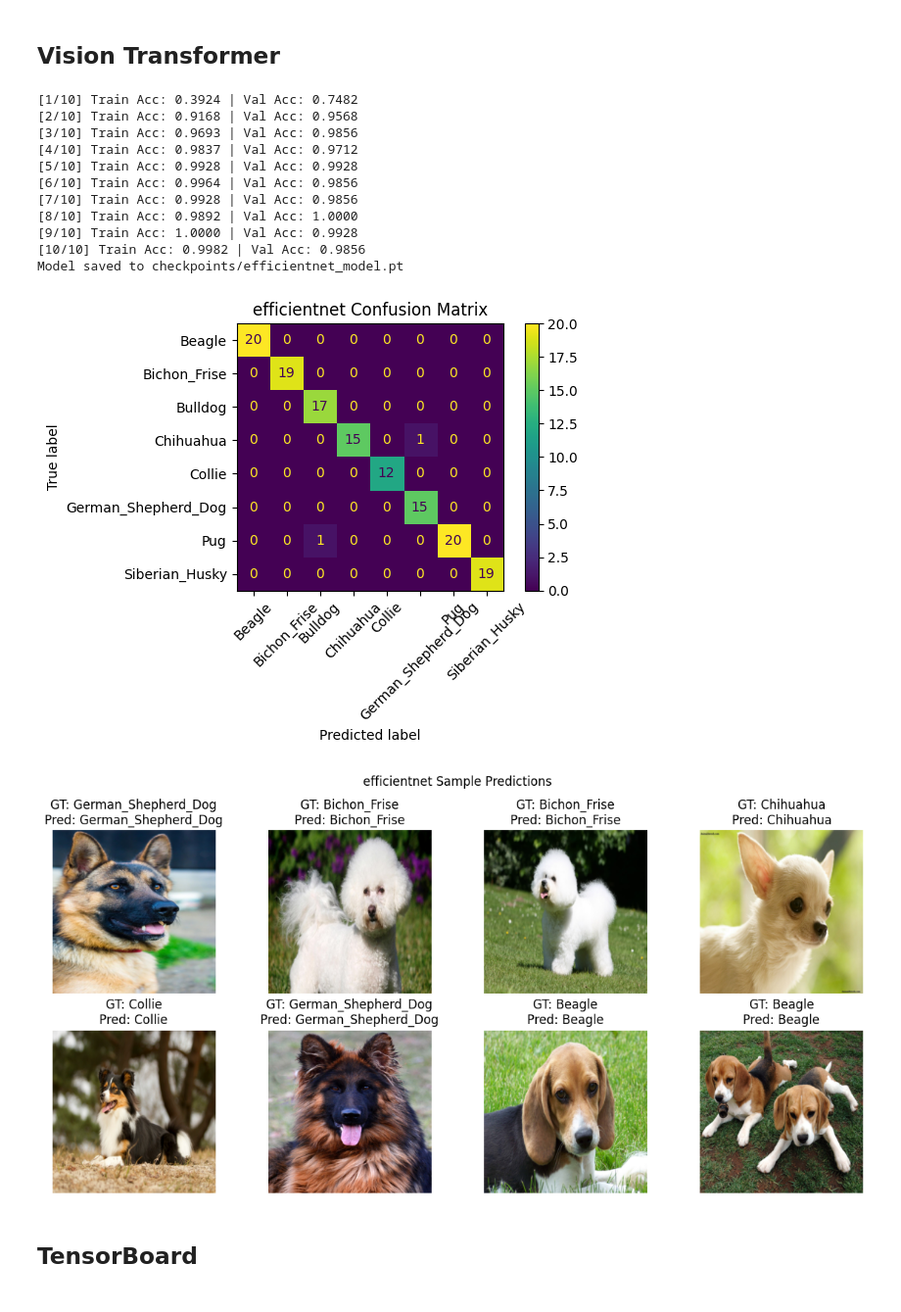
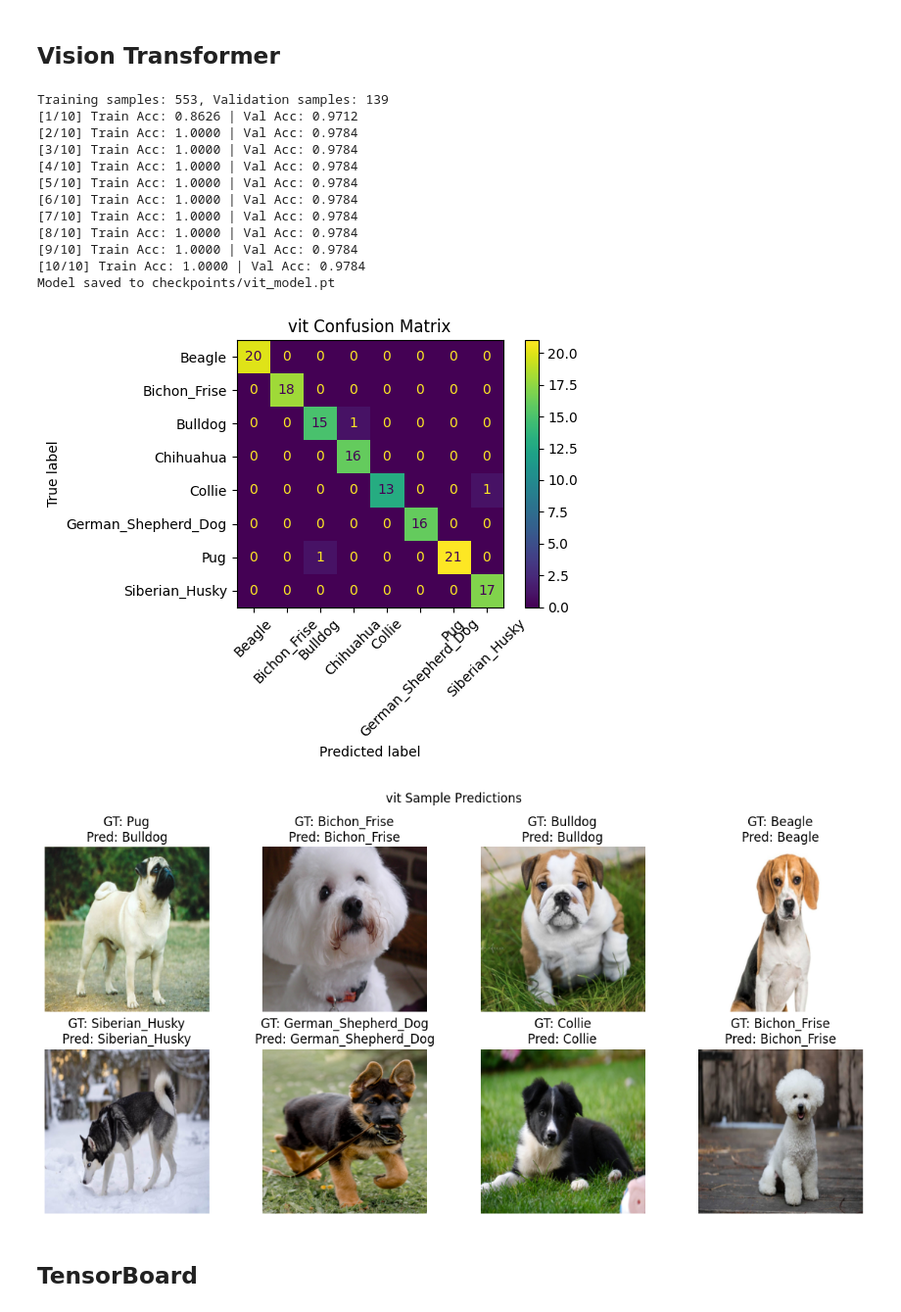
Before and after one commit to anhkhoa706/python-for-dl-homework, a Jupyter notebook: week09/tranferlearning.ipynb, the cells around one changed output. Shown at 98% size. Cells and saved outputs as stored; diff of their text form; code cells hidden in the pictures.

```diff
--- a/week09/tranferlearning.ipynb
+++ b/week09/tranferlearning.ipynb
@@ -116,16 +122,4 @@ def show_predictions(model, dataloader, title, class_names):
     plt.tight_layout()
     # plt.savefig(f"{title.replace(' ', '_')}.png")
     # print(f"Saved image predictions to: {title.replace(' ', '_')}.png")
-# %%
-# === MODEL SELECTOR ===
-def get_model(name):
-    if name == "efficientnet":
-        model = efficientnet_b0(pretrained=True)
-        model.classifier[1] = nn.Linear(model.classifier[1].in_features, NUM_CLASSES)
-    elif name == "vit":
-        model = vit_b_16(pretrained=True)
-        model.heads.head = nn.Linear(model.heads.head.in_features, NUM_CLASSES)
-    else:
-        raise ValueError("Unknown model")
-    return model.to(DEVICE)
 # %%
@@ -229,21 +225,22 @@ Model saved to checkpoints/efficientnet_model.pt
 # %% [markdown]
 ## Vision Transformer
 # %%
-train(get_model("efficientnet"), "efficientnet")
+train(get_model("vit"), "vit")
 # %% [output]
-[1/10] Train Acc: 0.3924 | Val Acc: 0.7482
-[2/10] Train Acc: 0.9168 | Val Acc: 0.9568
-[3/10] Train Acc: 0.9693 | Val Acc: 0.9856
-[4/10] Train Acc: 0.9837 | Val Acc: 0.9712
-[5/10] Train Acc: 0.9928 | Val Acc: 0.9928
-[6/10] Train Acc: 0.9964 | Val Acc: 0.9856
-[7/10] Train Acc: 0.9928 | Val Acc: 0.9856
-[8/10] Train Acc: 0.9892 | Val Acc: 1.0000
-[9/10] Train Acc: 1.0000 | Val Acc: 0.9928
-[10/10] Train Acc: 0.9982 | Val Acc: 0.9856
-Model saved to checkpoints/efficientnet_model.pt
+Training samples: 553, Validation samples: 139
+[1/10] Train Acc: 0.8626 | Val Acc: 0.9712
+[2/10] Train Acc: 1.0000 | Val Acc: 0.9784
+[3/10] Train Acc: 1.0000 | Val Acc: 0.9784
+[4/10] Train Acc: 1.0000 | Val Acc: 0.9784
+[5/10] Train Acc: 1.0000 | Val Acc: 0.9784
+[6/10] Train Acc: 1.0000 | Val Acc: 0.9784
+[7/10] Train Acc: 1.0000 | Val Acc: 0.9784
+[8/10] Train Acc: 1.0000 | Val Acc: 0.9784
+[9/10] Train Acc: 1.0000 | Val Acc: 0.9784
+[10/10] Train Acc: 1.0000 | Val Acc: 0.9784
+Model saved to checkpoints/vit_model.pt
-[figure, old version]
+[figure, new version]
-[figure, old version]
+[figure, new version]
 # %% [markdown]
 ## TensorBoard
 # %%
```
Also changed, not shown: parts of 8 cells of this notebook, 1 other file.
